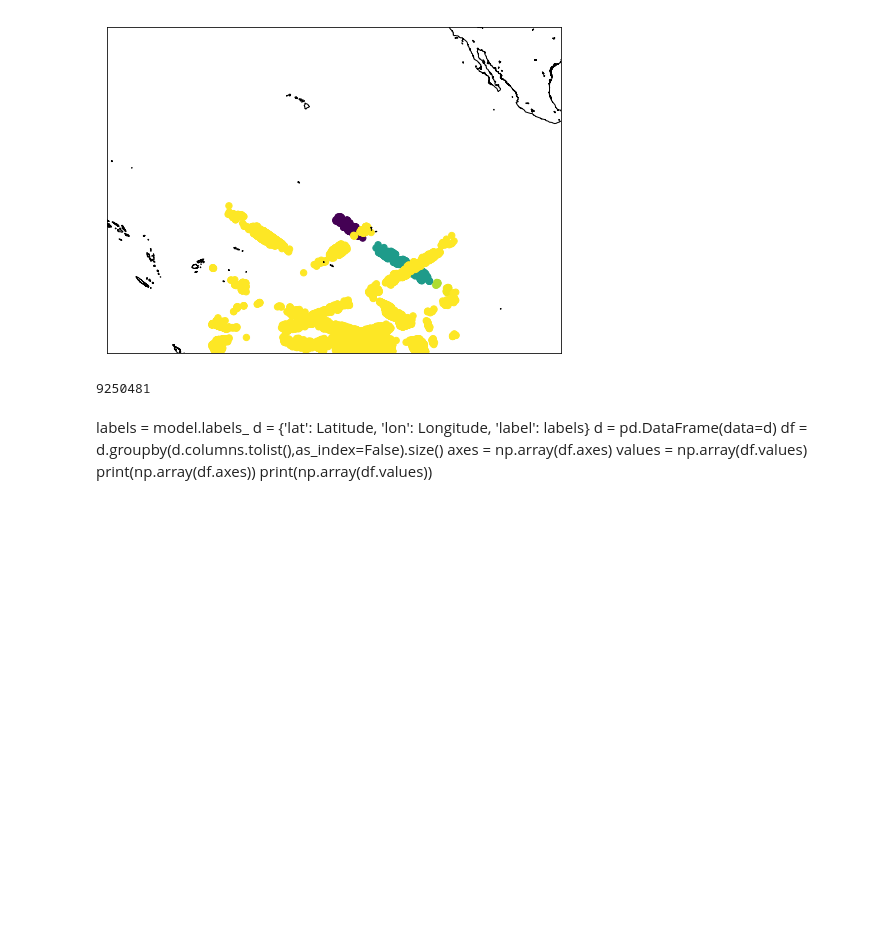
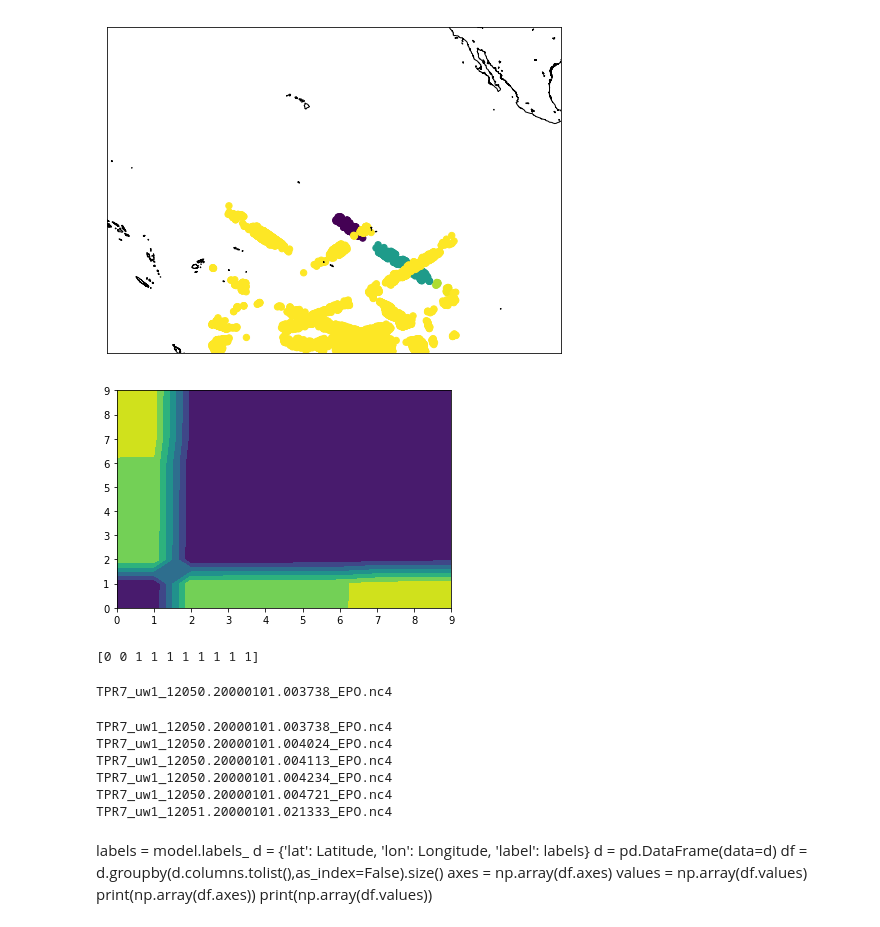
Before and after one commit to pshivraj/Precip_eScience, a Jupyter notebook: TRMM precipitation clustering.ipynb, the cells around one changed output. Cells and saved outputs as stored; diff of their text form; code cells hidden in the pictures; blank space fills up the shorter version.

Commit message:
Integrating with S3 bucket

```diff
--- a/TRMM precipitation clustering.ipynb
+++ b/TRMM precipitation clustering.ipynb
@@ -582,10 +682,63 @@ plt.scatter(x,y,40,marker='o',color=cmap((color_interp)))
 <matplotlib.collections.PathCollection at 0x...>
 [figure]
 [figure]
-# %%
-print(len(Xdata))
-# %% [output]
-9250481
+# %%
+Rad_Earth = 6371 #km earth's radius
+MesoScale = 200 #Mesoscale is up to a few hundred km'
+FrontSpeed = 30 # km/h speed at which a front often moves
+
+Scale_Time_to_Distance = FrontSpeed
+
+#Distance = np.zeros((len(Data),len(Data)))
+for i in range(len(Xdata[0:10,:])):
+    for j in range(i,len(Xdata[0:10,:])):
+        d = Rad_Earth*lat_long_to_arc(Xdata[i,0],Xdata[i,1],Xdata[j,0],Xdata[j,1])
+        D = math.sqrt(d**2+(Scale_Time_to_Distance*(Xdata[i,2]-Xdata[j,2]))**2)
+        Distance[i,j] = D
+        Distance[j,i] = D
+
+plt.contourf(Distance)
+
+model = DBSCAN(eps=200, min_samples=2,metric='precomputed')
+model.fit(Distance)
+
+labels = model.labels_
+# %% [output]
+[figure, added]
+# %%
+print(labels)
+# %% [output]
+[0 0 1 1 1 1 1 1 1 1]
+# %%
+import boto3
+home = expanduser("~")
+
+with open(os.path.join(home,'creds.json')) as creds_file:
+    creds_data = json.load(creds_file)
+
+#Access Spectogram from S3
+s3 = boto3.resource('s3',aws_access_key_id=creds_data['key_id'],
+         aws_secret_access_key=creds_data['key_access'],region_name='us-west-2')
+bucket = s3.Bucket('himatdata')
+home = os.getcwd()
+i = 0
+for obj in bucket.objects.filter(Delimiter='', Prefix='Trmm/EPO/2000_01'):
+    print(obj.key[17:])
+    bucket.download_file(obj.key,os.path.join(os.path.join(home,'S3_downloads/',obj.key[17:])))
+    L, S, A, la, lo, Ti = extract_data(xr.open_dataset(os.path.join(home,'S3_downloads/',obj.key[17:])),0)
+    os.remove(os.path.join(home,'S3_downloads/',obj.key[17:]))
+    break
+# %% [output]
+TPR7_uw1_12050.20000101.003738_EPO.nc4
+# %%
+Data, Time, A = load_s3_data(5)
+# %% [output]
+TPR7_uw1_12050.20000101.003738_EPO.nc4
+TPR7_uw1_12050.20000101.004024_EPO.nc4
+TPR7_uw1_12050.20000101.004113_EPO.nc4
+TPR7_uw1_12050.20000101.004234_EPO.nc4
+TPR7_uw1_12050.20000101.004721_EPO.nc4
+TPR7_uw1_12051.20000101.021333_EPO.nc4
 # %% [markdown]
 labels = model.labels_
 d = {'lat': Latitude, 'lon': Longitude, 'label': labels}
```
Also changed, not shown: parts of 20 cells of this notebook, 1 other file.
